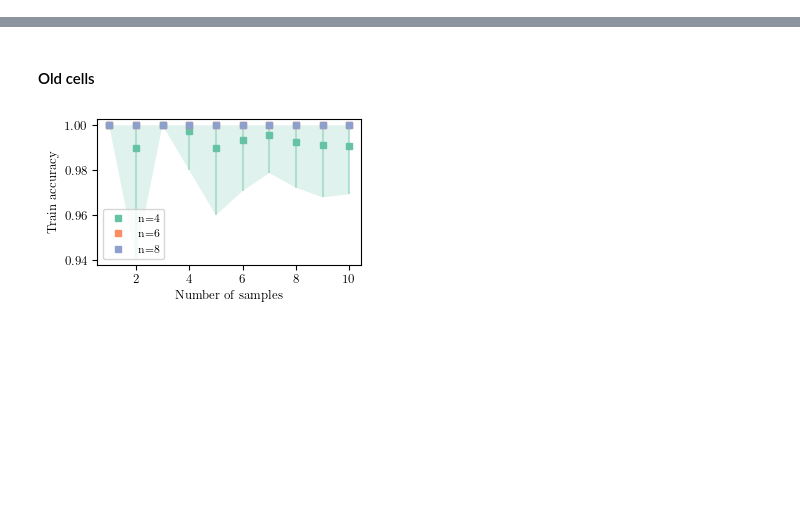
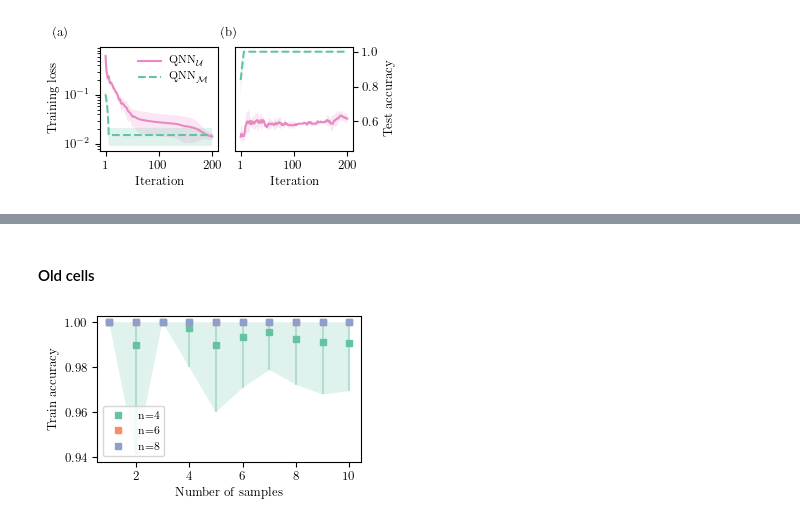
Before and after one commit to Qu-DOS/QuantumPrimer.jl, a Jupyter notebook: notebooks/plot_forrelation_paper.ipynb, the cells around one changed output, grey strips where cells are left out. Saved outputs shown, nothing was run; the diff lists cells and outputs as text; code cells hidden in the pictures; blank space fills up the shorter version.

```diff
--- a/notebooks/plot_forrelation_paper.ipynb
+++ b/notebooks/plot_forrelation_paper.ipynb
@@ -115,0 +134,89 @@ cols = [col1, col2, col3, col4, col5]
+# %%
+fig, ax = plt.subplots(1, 2, figsize=(figwidth*1.1, figheight*0.8))
+
+##################################
+##################################
+
+custom_labels = ['$\\text{QNN}_\\mathcal{U}$', '$\\text{QNN}_\\mathcal{M}$']  # Custom legend labels
+markers = ['s', '^', 'o', 'v', 'd', 'p', 'P', '*', 'X', 'h']
+
+xx = [i for i in range(0, 201)]
+
+data = pd.read_csv('../data/forr_vqc_model_local_n=4_av_loss_v2.csv', header=None).values
+data_error_upper = data[:, 1]
+ax[0].plot(xx, data[:, 0], color=cols[3], alpha=1)
+ax[0].fill_between(xx, data[:, 0] - data[:, 1], data[:, 0] + data_error_upper, color=cols[3], alpha=0.2, edgecolor='none', label='_nolegend_')
+
+n_repeat = 7
+data = [data_qnn_n4_init[9, 0]]
+step = (data_qnn_n4[9, 0] - data_qnn_n4_init[9, 0]) / (n_repeat-1)
+for i in range(n_repeat-1):
+    data = np.concatenate((data, [data_qnn_n4_init[9, 0] + (i+1)*step]))
+data = np.concatenate((data, np.repeat(data_qnn_n4[9, 0], 201-n_repeat)))
+data_error_upper = [data_qnn_n4_init[9, 1]]
+step = (data_qnn_n4[9, 1] - data_qnn_n4_init[9, 1]) / (n_repeat-1)
+for i in range(n_repeat-1):
+    data_error_upper = np.concatenate((data_error_upper, [data_qnn_n4_init[9, 1] + (i+1)*step]))
+data_error_upper = np.concatenate((data_error_upper, np.repeat(data_qnn_n4[9, 1], 201-n_repeat)))
+# n_repeat = 7
+# data = np.concatenate((np.repeat(data_qnn_n4_init[9, 0], n_repeat), np.repeat(data_qnn_n4[9, 0], 201-n_repeat)))
+# data_error_upper = np.concatenate((np.repeat(data_qnn_n4_init[9, 1], n_repeat), np.repeat(data_qnn_n4[9, 1], 201-n_repeat)))
+ax[0].plot(xx, data, color=cols[0], alpha=1, ls='--')
+ax[0].fill_between(xx, data - data_error_upper, data + data_error_upper, color=cols[0], alpha=0.2, edgecolor='none', label='_nolegend_')
+
+ax[0].set_xlabel('Iteration')
+ax[0].set_ylabel('Training loss')
+ax[0].set_yscale('log')
+
+##################################
+##################################
+
+data = pd.read_csv('../data/forr_vqc_model_local_n=4_av_test_accuracy_v2.csv', header=None).values
+data_error_upper = np.minimum(data[:, 1], 1 - data[:, 0])
+ax[1].plot(xx, data[:, 0], color=cols[3], alpha=1)
+ax[1].fill_between(xx, data[:, 0] - data[:, 1], data[:, 0] + data_error_upper, color=cols[3], alpha=0.2, edgecolor='none', label='_nolegend_')
+
+n_repeat = 7
+data = [data_qnn_n4_init[9, 6]]
+step = (data_qnn_n4[9, 6] - data_qnn_n4_init[9, 6]) / (n_repeat-1)
+for i in range(n_repeat-1):
+    data = np.concatenate((data, [data_qnn_n4_init[9, 6] + (i+1)*step]))
+data = np.concatenate((data, np.repeat(data_qnn_n4[9, 6], 201-n_repeat)))
+data_error_upper = [data_qnn_n4_init[9, 7]]
+step = (data_qnn_n4[9, 7] - data_qnn_n4_init[9, 7]) / (n_repeat-1)
+for i in range(n_repeat-1):
+    data_error_upper = np.concatenate((data_error_upper, [data_qnn_n4_init[9, 7] + (i+1)*step]))
+data_error_upper = np.concatenate((data_error_upper, np.repeat(data_qnn_n4[9, 7], 201-n_repeat)))
+ax[1].plot(xx, data, color=cols[0], alpha=1, ls='--')
+ax[1].fill_between(xx, data - data_error_upper, data + data_error_upper, color=cols[0], alpha=0.2, edgecolor='none', label='_nolegend_')
+# data = data_qnn_n4_init[9, 6]
+# data_error_upper = data_qnn_n4_init[9, 7]
+# ax[1].hlines(data, 0, 200, color=cols[0], alpha=1, ls='--')
+# ax[1].fill_between(xx, np.repeat(data, 201) - np.repeat(data_error_upper, 201), np.repeat(data, 201) + np.repeat(data_error_upper, 201), color=cols[0], alpha=0.2, edgecolor='none', label='_nolegend_')
+
+ax[1].set_xlabel('Iteration')
+ax[1].set_ylabel('Test accuracy')
+# ax[1].set_ylim([0.5, 1])
+
+ax[1].yaxis.set_label_position('right')
+ax[1].yaxis.tick_right()
+ax[1].set_ylabel('Test accuracy')
+
+##################################
+##################################
+plt.tight_layout()
+
+# ax[1].legend(loc='center left', bbox_to_anchor=(-0.5, 0.5))
+ax[0].legend(custom_labels, bbox_to_anchor=(0.24, 0.55), frameon=False)
+# fig.text(0.5, 0.02, 'Iteration', ha='center', va='center')
+fig.text(0.07, 1, '(a)', ha='center', va='center')
+fig.text(0.52, 1, '(b)', ha='center', va='center')
+for axis in ax:
+    axis.set_xticks([1, 100, 200])
+    axis.set_xticklabels(['1', '100', '200'])
+
+plt.tight_layout()
+
+plt.savefig(f'../data/figure_3.pdf', bbox_inches='tight', pad_inches=0.05)
+# %% [output]
+[figure, added]
```
Also changed, not shown: parts of 10 cells of this notebook.
